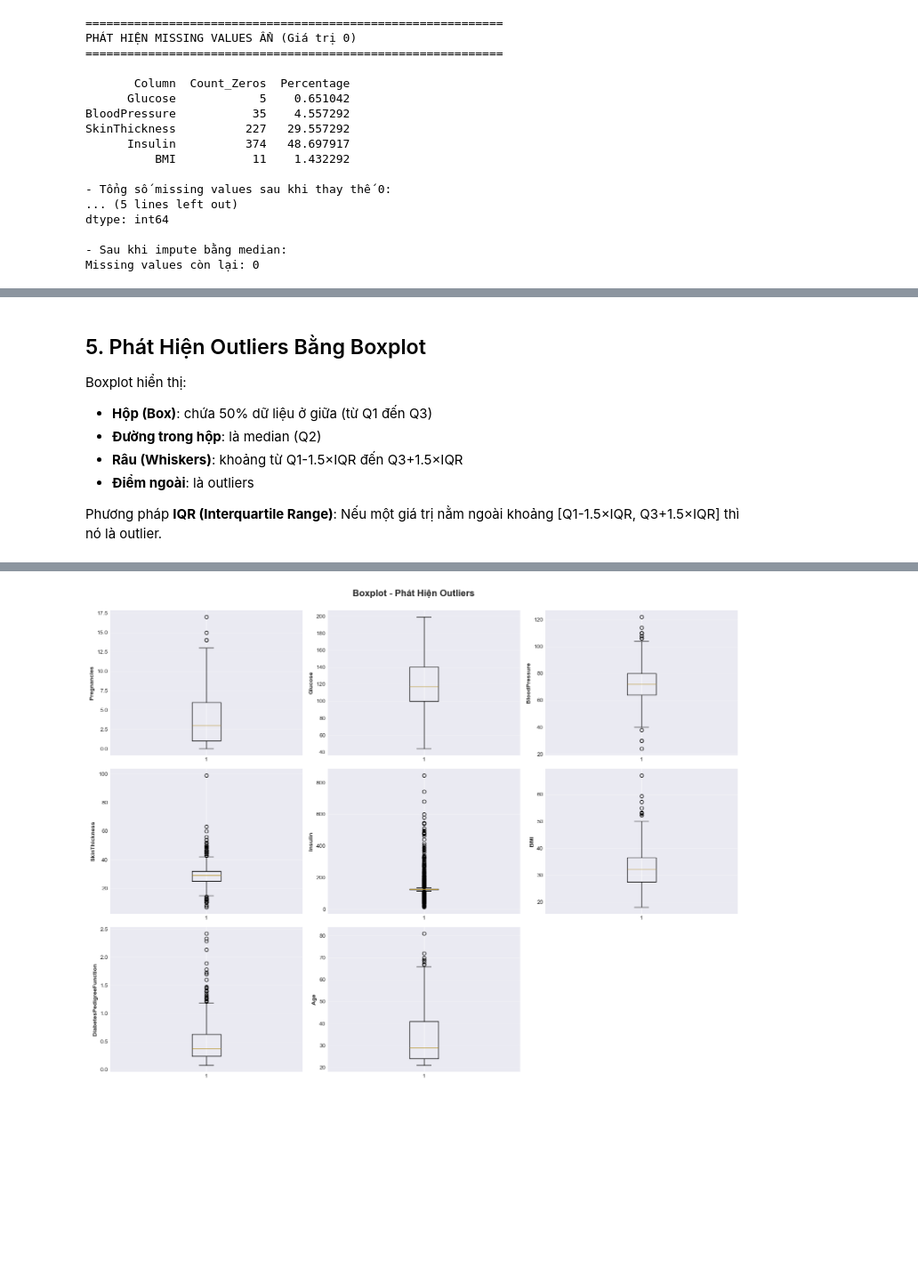
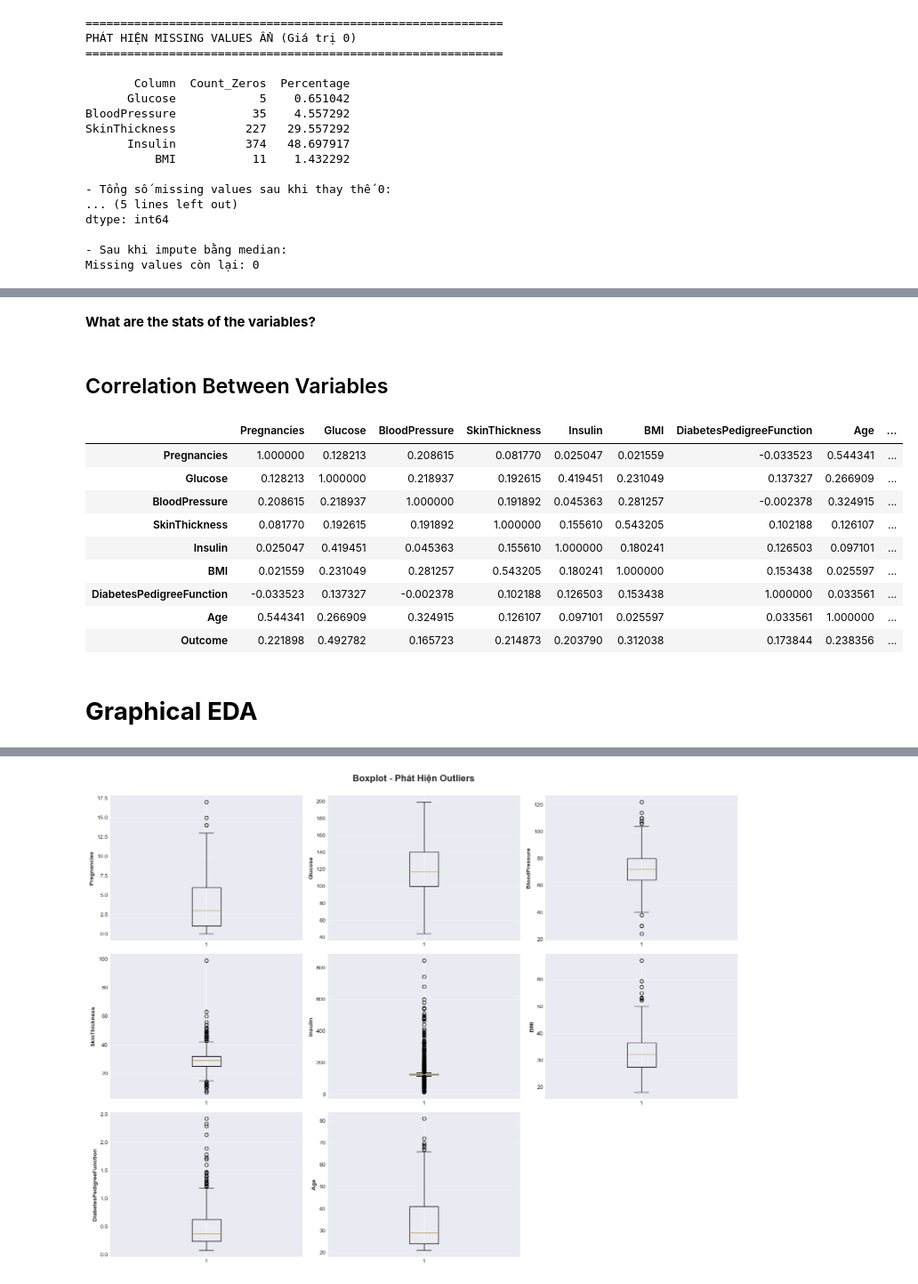
Before and after one commit to quang950/CoSoTriTueNhanTao-2026, a Jupyter notebook: ai_practice_prj/lesson1/lab06_eda/Lab3_EDA_Pima_Diabetes.ipynb, the cells around one changed output, grey strips where cells are left out. Shown at 89% size. Saved outputs shown, nothing was run; the diff lists cells and outputs as text; code cells hidden in the pictures; blank space fills up the shorter version.

```diff
--- a/ai_practice_prj/lesson1/lab06_eda/Lab3_EDA_Pima_Diabetes.ipynb
+++ b/ai_practice_prj/lesson1/lab06_eda/Lab3_EDA_Pima_Diabetes.ipynb
@@ -196,10 +153,19 @@ Age                 : Skewness = 1.127 (Lệch phải)
-# %% [markdown]
-## 5. Phát Hiện Outliers Bằng Boxplot
-
-Boxplot hiển thị:
-- **Hộp (Box)**: chứa 50% dữ liệu ở giữa (từ Q1 đến Q3)
-- **Đường trong hộp**: là median (Q2)
-- **Râu (Whiskers)**: khoảng từ Q1-1.5×IQR đến Q3+1.5×IQR
-- **Điểm ngoài**: là outliers
-
-Phương pháp **IQR (Interquartile Range)**: Nếu một giá trị nằm ngoài khoảng [Q1-1.5×IQR, Q3+1.5×IQR] thì nó là outlier.
+# %% [markdown]
+**What are the stats of the variables?**
+# %% [markdown]
+## Correlation Between Variables
+# %%
+df_clean.corr()
+# %% [output]
+|  | Pregnancies | Glucose | BloodPressure | SkinThickness | Insulin | BMI | DiabetesPedigreeFunction | Age | ... |
+| Pregnancies | 1.000000 | 0.128213 | 0.208615 | 0.081770 | 0.025047 | 0.021559 | -0.033523 | 0.544341 | ... |
+| Glucose | 0.128213 | 1.000000 | 0.218937 | 0.192615 | 0.419451 | 0.231049 | 0.137327 | 0.266909 | ... |
+| BloodPressure | 0.208615 | 0.218937 | 1.000000 | 0.191892 | 0.045363 | 0.281257 | -0.002378 | 0.324915 | ... |
+| SkinThickness | 0.081770 | 0.192615 | 0.191892 | 1.000000 | 0.155610 | 0.543205 | 0.102188 | 0.126107 | ... |
+| Insulin | 0.025047 | 0.419451 | 0.045363 | 0.155610 | 1.000000 | 0.180241 | 0.126503 | 0.097101 | ... |
+| BMI | 0.021559 | 0.231049 | 0.281257 | 0.543205 | 0.180241 | 1.000000 | 0.153438 | 0.025597 | ... |
+| DiabetesPedigreeFunction | -0.033523 | 0.137327 | -0.002378 | 0.102188 | 0.126503 | 0.153438 | 1.000000 | 0.033561 | ... |
+| Age | 0.544341 | 0.266909 | 0.324915 | 0.126107 | 0.097101 | 0.025597 | 0.033561 | 1.000000 | ... |
+| Outcome | 0.221898 | 0.492782 | 0.165723 | 0.214873 | 0.203790 | 0.312038 | 0.173844 | 0.238356 | ... |
+# %% [markdown]
+# **Graphical EDA**
```
Also changed, not shown: parts of 18 cells of this notebook.
